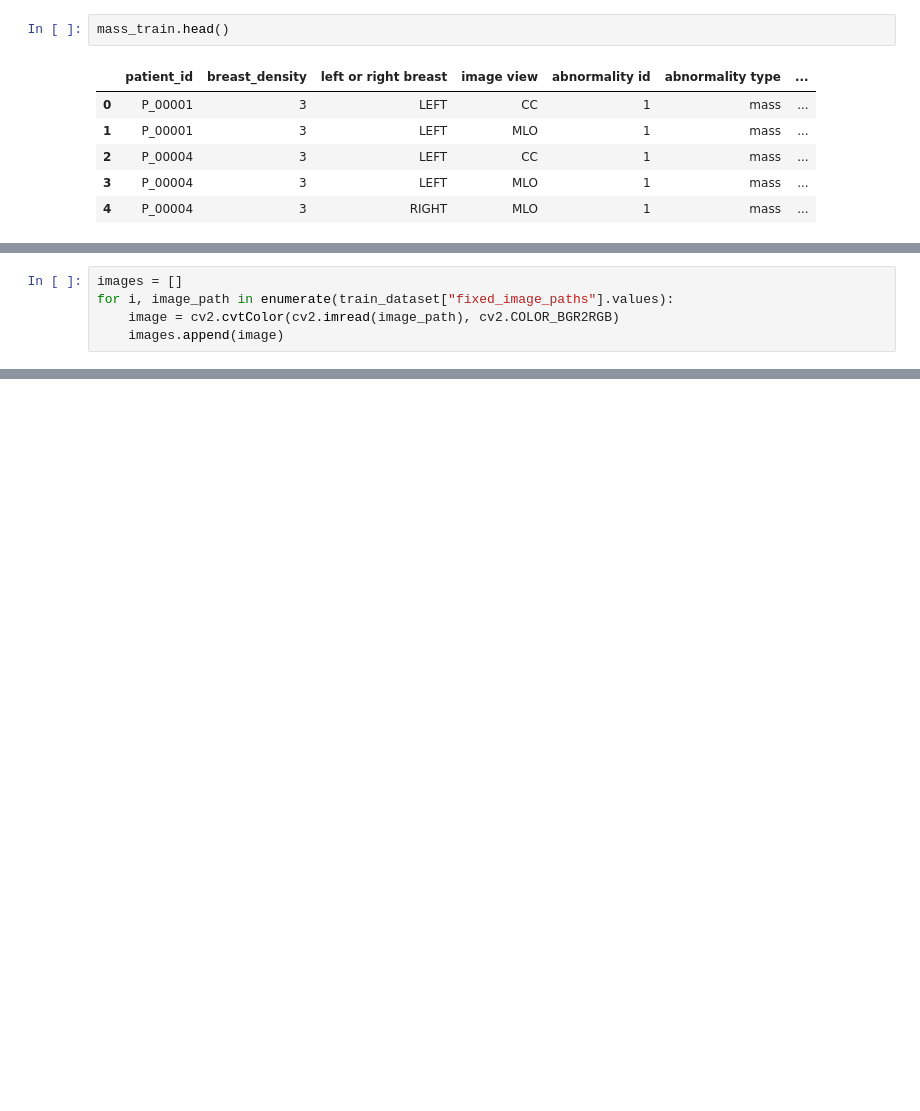
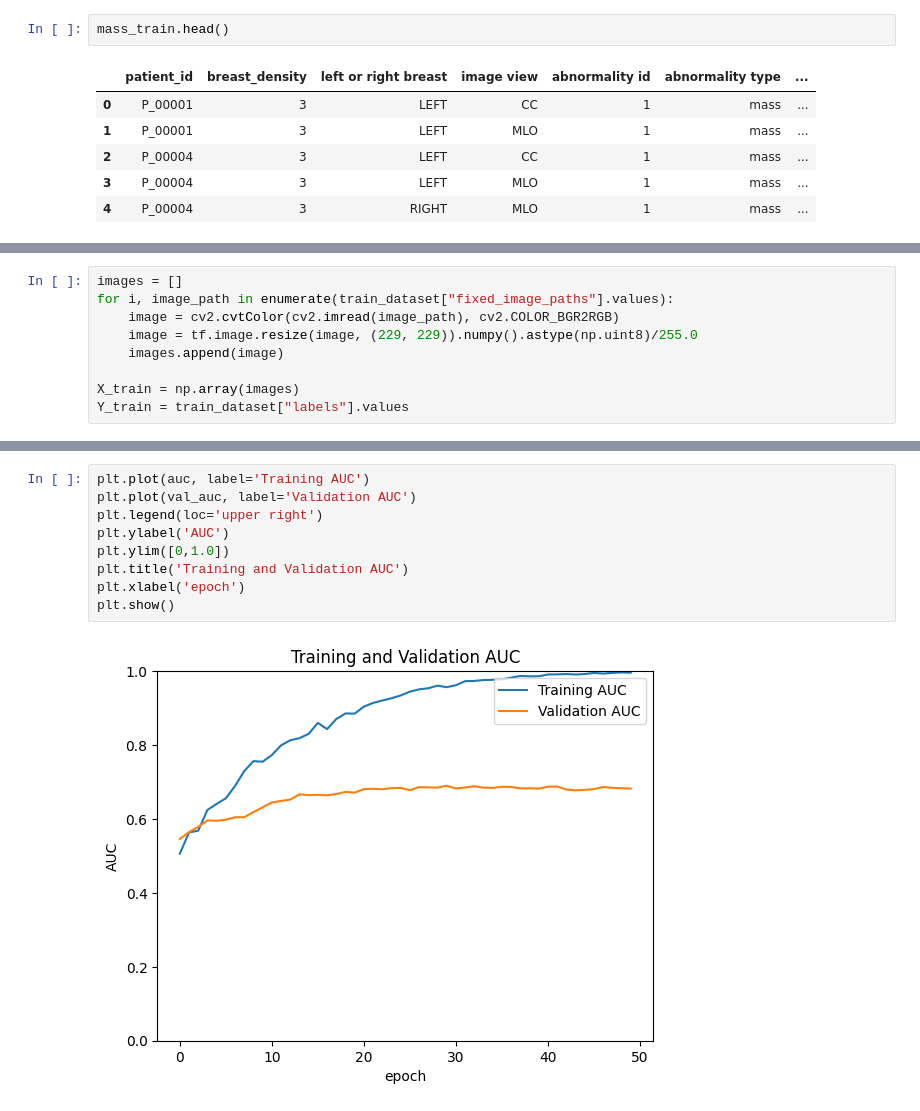
Before and after one commit to RuthJoanna0613/breast_cancer_image_processing, a Jupyter notebook: jupyter/dataset_eploration.ipynb, the cells around one changed output, grey strips where cells are left out. Drawn from its saved outputs; the diff is of its cells as text; blank space fills up the shorter version.

```diff
--- a/jupyter/dataset_eploration.ipynb
+++ b/jupyter/dataset_eploration.ipynb
@@ -71,5 +114,9 @@ len(train_dataset)
 images = []
 for i, image_path in enumerate(train_dataset["fixed_image_paths"].values):
     image = cv2.cvtColor(cv2.imread(image_path), cv2.COLOR_BGR2RGB)
+    image = tf.image.resize(image, (229, 229)).numpy().astype(np.uint8)/255.0
     images.append(image)
+
+X_train = np.array(images)
+Y_train = train_dataset["labels"].values
 # %% [output]
@@ -240,0 +186,11 @@ print(len(train_images))
+# %%
+plt.plot(auc, label='Training AUC')
+plt.plot(val_auc, label='Validation AUC')
+plt.legend(loc='upper right')
+plt.ylabel('AUC')
+plt.ylim([0,1.0])
+plt.title('Training and Validation AUC')
+plt.xlabel('epoch')
+plt.show()
+# %% [output]
+[figure, added]
```
Also changed, not shown: parts of 28 cells of this notebook, 6 other files.
